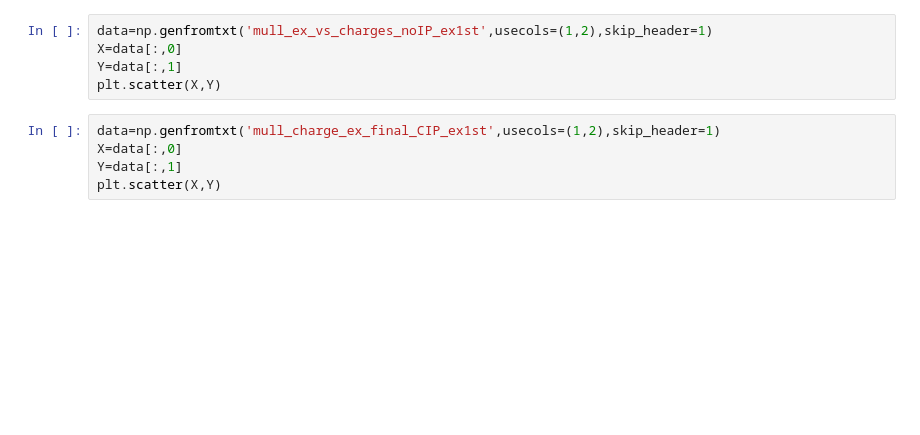
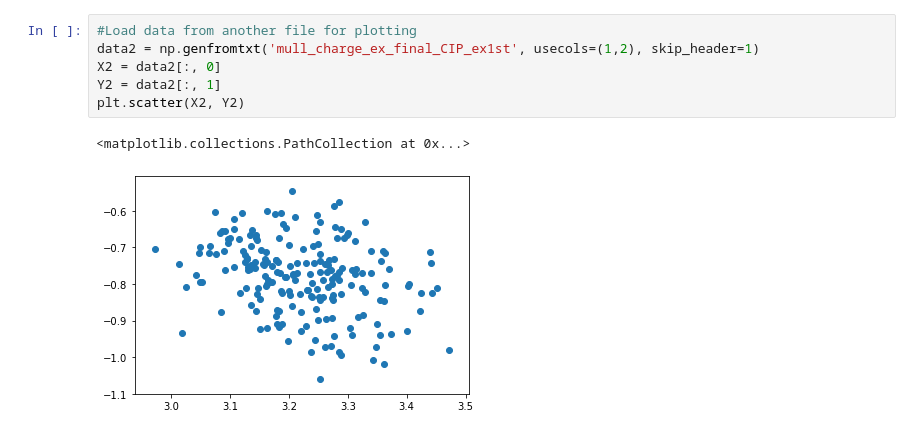
Before and after one commit to Carreau/matplotlib-demo, a Jupyter notebook: Matplotlib_tutorial.ipynb, the cells around one changed output. Cells and saved outputs as stored; diff of their text form; blank space fills up the shorter version.

```diff
--- a/Matplotlib_tutorial.ipynb
+++ b/Matplotlib_tutorial.ipynb
@@ -9,11 +17,10 @@ import matplotlib.font_manager as fm
 # %%
-data=np.genfromtxt('mull_ex_vs_charges_noIP_ex1st',usecols=(1,2),skip_header=1)
-X=data[:,0]
-Y=data[:,1]
-plt.scatter(X,Y)
+#Load data from another file for plotting
+data2 = np.genfromtxt('mull_charge_ex_final_CIP_ex1st', usecols=(1,2), skip_header=1)
+X2 = data2[:, 0]
+Y2 = data2[:, 1]
+plt.scatter(X2, Y2)
+# %% [output]
+<matplotlib.collections.PathCollection at 0x...>
+[figure, added]
-# %%
-data=np.genfromtxt('mull_charge_ex_final_CIP_ex1st',usecols=(1,2),skip_header=1)
-X=data[:,0]
-Y=data[:,1]
-plt.scatter(X,Y)
 # %%
```
Also changed, not shown: parts of 8 cells of this notebook.
